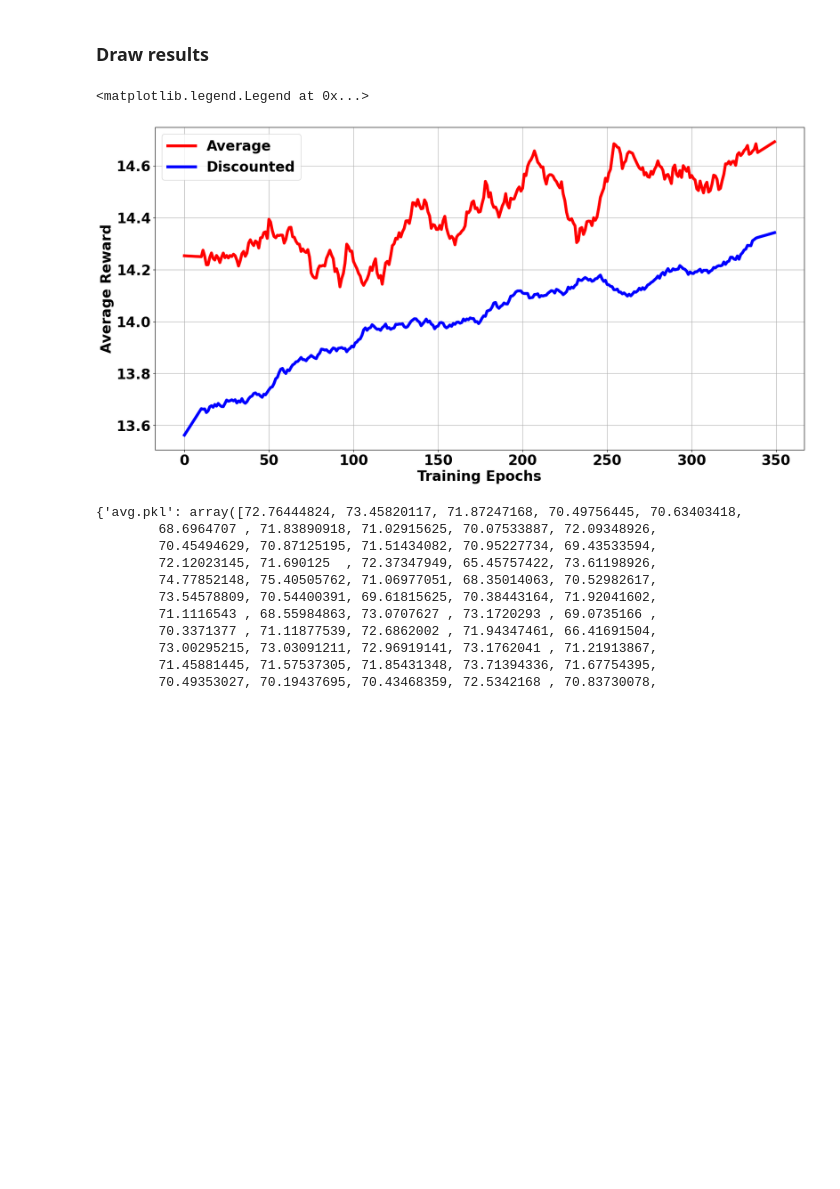
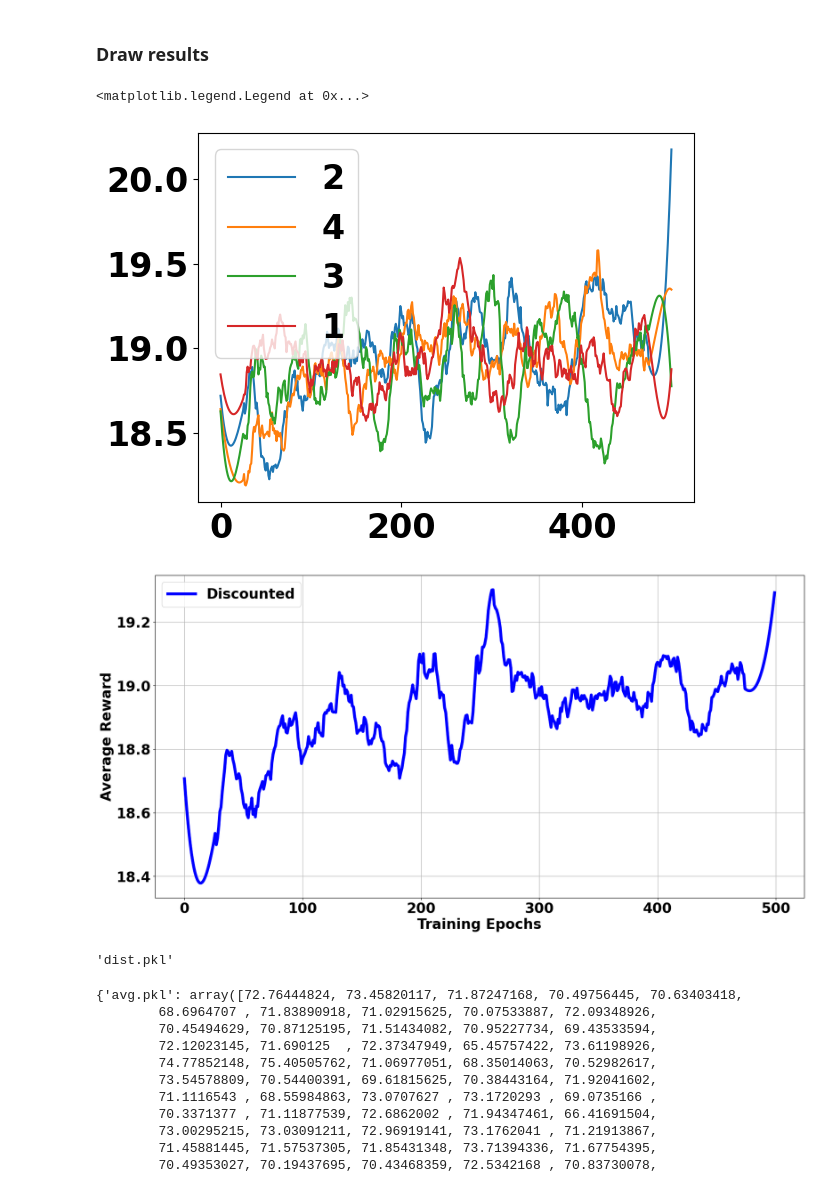
Before and after one commit to kuny1240/Average_reward_RL_Wireless, a Jupyter notebook: Individual_training_centralized.ipynb, the cells around one changed output. Cells and saved outputs as stored; diff of their text form; code cells hidden in the pictures; blank space fills up the shorter version.

```diff
--- a/Individual_training_centralized.ipynb
+++ b/Individual_training_centralized.ipynb
@@ -470,39 +482,70 @@ font = {'weight' : 'bold',
 
 results = {}
 
 for i,d in enumerate(dirs):
 #     breakpoint()
     d = dirs[i]
     label = dirs[i].split("_")[-1]
+    env_num = dirs[i].split("_")[1]
 
 
     with open(d, "rb") as f:
 #         breakpoint()
         res = pickle.load(f)
         r = res["reward"]
-        if len(r) != 350:
+        if len(r) != 1000:
             continue
-        if label not in results:
+        if label not in results and rounds == "500":
             results[label] = np.zeros((len(r),))
             r = np.array(r)
+            plt.plot(savgol_filter(r, 51, 3), label = env_num)
             results[label] += np.array(r)
-        else:
+        elif rounds == "500":
             r = np.array(r)
+            plt.plot(savgol_filter(r, 51, 3), label = env_num)
             results[label] += np.array(r)
 
+for i,d in enumerate(discounted_dirs):
+#     breakpoint()
+    d = discounted_dirs[i]
+    label = discounted_dirs[i].split("_")[-1]
+    rounds = discounted_dirs[i].split("_")[-2]
+    env_num = discounted_dirs[i].split("_")[1]
+
+    with open(d, "rb") as f:
+#         breakpoint()
+        res = pickle.load(f)
+        r = res["reward"]
+        if len(r) != 500:
+            continue
+        if label not in results and rounds == "500":
+            results[label] = np.zeros((len(r),))
+            r = np.array(r)
+            plt.plot(savgol_filter(r, 51, 3), label = env_num)
+            results[label] += np.array(r)
+        elif rounds == "500":
+            r = np.array(r)
+            plt.plot(savgol_filter(r, 51, 3), label = env_num)
+            results[label] += np.array(r)
+plt.legend()
 plt.figure(figsize = (20,10))
 # if label == "centralized":
 #     label_n = "Centralized_RL"
-plt.plot(savgol_filter(results["avg.pkl"], 21, 1)/(len(dirs)-1),c = "red",lw=5 ,ls="-", label = "Average")
-plt.plot(savgol_filter(results["dist.pkl"], 21, 1),c = "blue",lw=5 ,ls="-", label = "Discounted")
+# plt.plot(savgol_filter(results["avg.pkl"], 21, 3)/(len(dirs)-1),c = "red",lw=5 ,ls="-", label = "Average")
+plt.plot(savgol_filter(results["dist.pkl"], 51, 3)/4,c = "blue",lw=5 ,ls="-", label = "Discounted")
 plt.xlabel("Training Epochs", fontsize=24, weight="bold")
 plt.ylabel("Average Reward", fontsize=24, weight="bold")
 matplotlib.rc('font', **font)
 plt.grid()
 plt.legend()
 # %% [output]
 <matplotlib.legend.Legend at 0x...>
-[figure, old version]
+[figure, new version]
+[figure, added]
+# %%
+label
+# %% [output]
+'dist.pkl'
 # %%
 discounted_dirs
 # %% [output]
```
Also changed, not shown: parts of 6 cells of this notebook, 6 other files.
